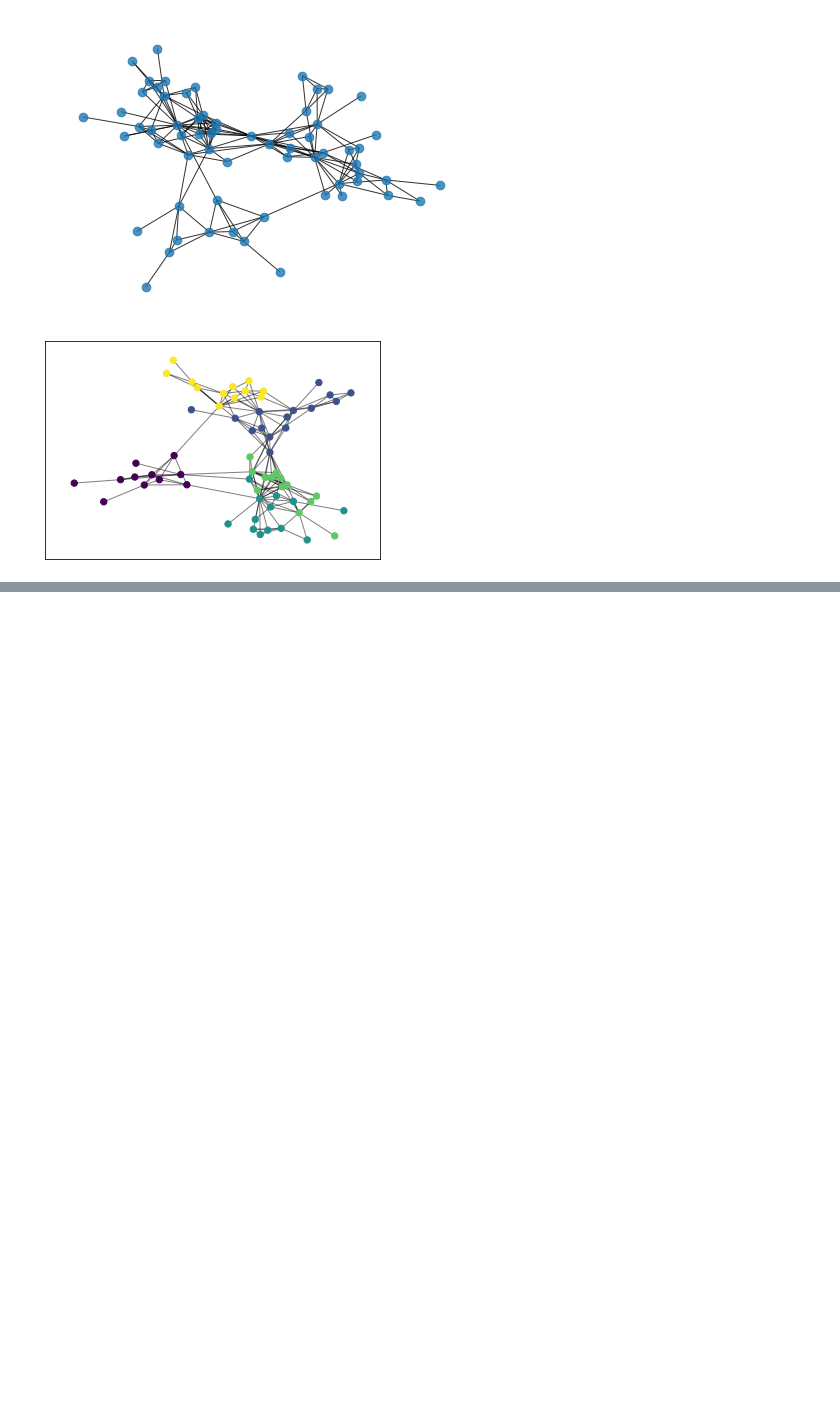
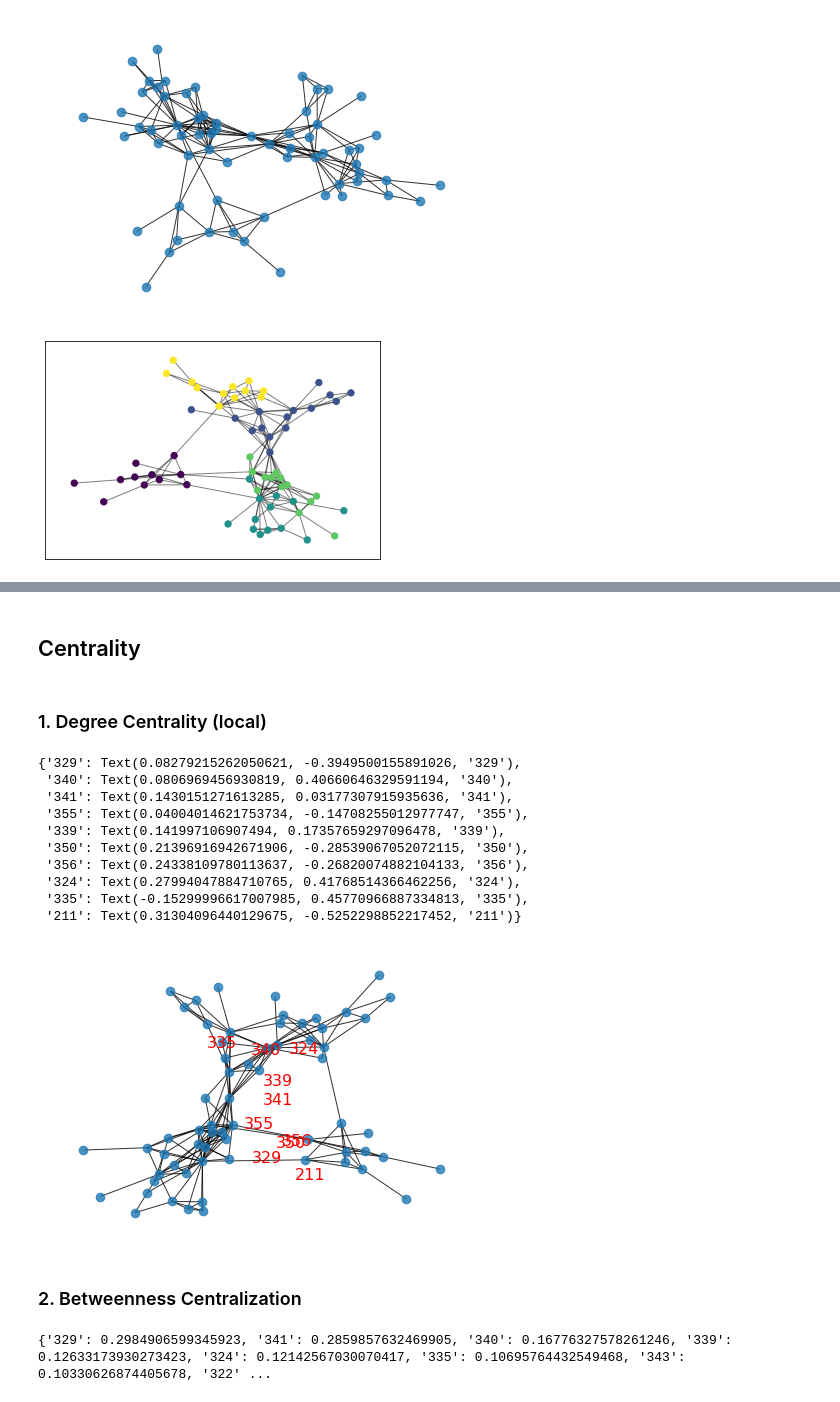
Before and after one commit to bryant-nn/Social_Computing_Project1, a Jupyter notebook: data_set/aves-weaver-social-16/buildNetwork.ipynb, the cells around one changed output, grey strips where cells are left out. Saved outputs shown, nothing was run; the diff lists cells and outputs as text; code cells hidden in the pictures; blank space fills up the shorter version.

```diff
--- a/data_set/aves-weaver-social-16/buildNetwork.ipynb
+++ b/data_set/aves-weaver-social-16/buildNetwork.ipynb
@@ -118,7 +116,3 @@ nx.draw_networkx_edges(G, pos, alpha=0.5)
 plt.show()
 # %% [output]
 [figure]
-# %%
-community = []
-for (k,v) in partition.items():
-    for i in range(1,5):
@@ -142,0 +119,9 @@ for (k,v) in partition.items():
+# %%
+community = []
+for i in range(5):
+    temp = []
+    for (k,v) in partition.items():
+        if i == v:
+            temp.append(k)
+    community.append(temp)
+    print(f'community_{i}:\n', temp)
@@ -142,0 +139,34 @@ for (k,v) in partition.items():
+# %% [markdown]
+## Centrality
+# %% [markdown]
+### 1. Degree Centrality (local)
+# %%
+c = nx.degree_centrality(G)
+# %%
+degree_centrality = {k: v for k, v in sorted(c.items(), key=lambda item: item[1], reverse=True)}
+# %%
+labels = {}
+num = 0
+for node in degree_centrality.keys():
+    labels[node] = node
+    num += 1
+    if num == 10:
+        break
+#set the argument 'with labels' to False so you have unlabeled graph
+nx.draw(G, with_labels=False, node_size = 75, alpha = 0.8)
+#Now only add labels to the nodes you require (the hubs in my case)
+nx.draw_networkx_labels(G,pos, labels,font_size=16, font_color='r')
+# %% [output]
+{'329': Text(0.08279215262050621, -0.3949500155891026, '329'),
+ '340': Text(0.0806969456930819, 0.40660646329591194, '340'),
+ '341': Text(0.1430151271613285, 0.03177307915935636, '341'),
+ '355': Text(0.04004014621753734, -0.14708255012977747, '355'),
+ '339': Text(0.141997106907494, 0.17357659297096478, '339'),
+ '350': Text(0.21396916942671906, -0.28539067052072115, '350'),
+ '356': Text(0.24338109780113637, -0.26820074882104133, '356'),
+ '324': Text(0.27994047884710765, 0.41768514366462256, '324'),
+ '335': Text(-0.15299996617007985, 0.45770966887334813, '335'),
+ '211': Text(0.31304096440129675, -0.5252298852217452, '211')}
+[figure, added]
+# %% [markdown]
+### 2. Betweenness Centralization
@@ -142,0 +176,4 @@ for (k,v) in partition.items():
+# %%
+print(between_c)
+# %% [output]
+{'329': 0.2984906599345923, '341': 0.2859857632469905, '340': 0.16776327578261246, '339': 0.12633173930273423, '324': 0.12142567030070417, '335': 0.10695764432549468, '343': 0.10330626874405678, '322' ...
```
Also changed, not shown: parts of 17 cells of this notebook.
